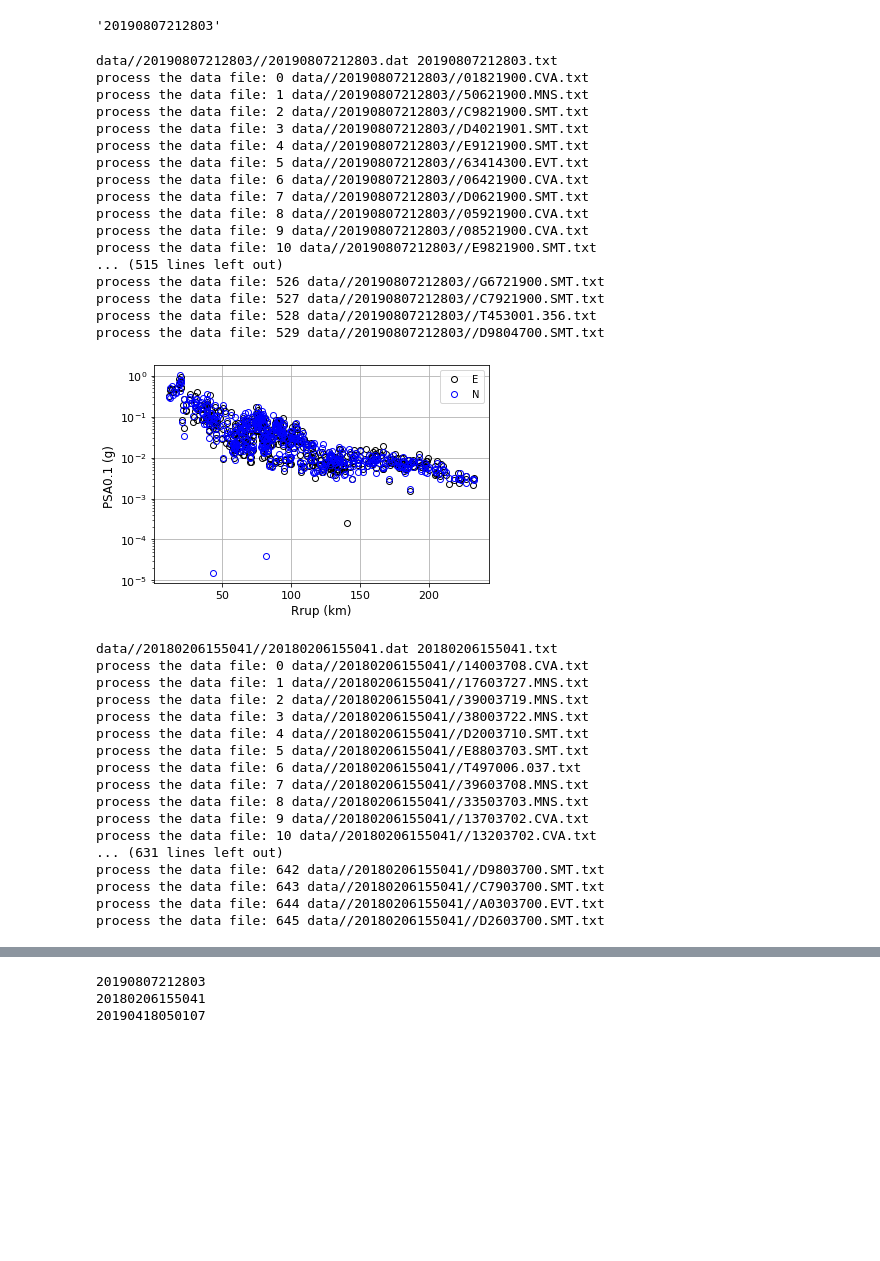
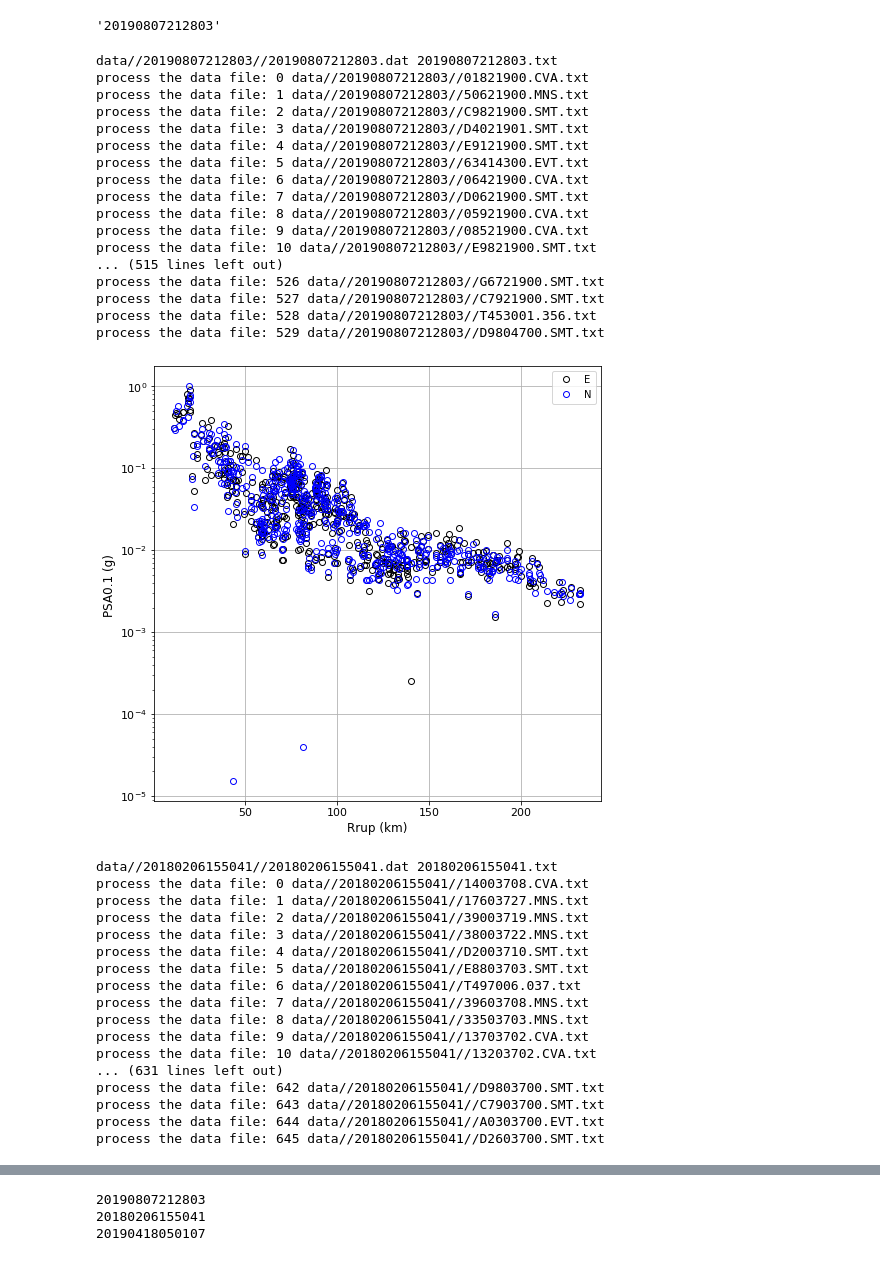
Before and after one commit to havinhlong1988/taiwan_gmpes, a Jupyter notebook: Produre_table_version_1.ipynb, the cells around one changed output, grey strips where cells are left out. Drawn from its saved outputs; the diff is of its cells as text; code cells hidden in the pictures; blank space fills up the shorter version.

```diff
--- a/Produre_table_version_1.ipynb
+++ b/Produre_table_version_1.ipynb
@@ -319,7 +319,7 @@ for i in range(len(dirs)):
     table_post_psa.to_excel(dirc+"_psa.xlsx",sheet_name='Sheet_name_1')
 
 ### -------------------- Plot the figure ----------------------------------
-    fig,ax = plt.subplots(1,1,figsize=(6,4),frameon=True)
+    fig,ax = plt.subplots(1,1,figsize=(8,8),frameon=True)
     plt.xlabel('Rrup (km)',fontsize=12)
     plt.ylabel('PSA0.1 (g) ',fontsize=12)
     plt.tick_params('x',labelsize=11)
@@ -340,34 +340,34 @@ for i in range(len(dirs)):
             markerfacecolor='none',
             lw=0.5,
             label="N"
            )
 #
     ax.grid(True)
     ax.legend()
     fname = dirc+"_0.1.png"
     plt.savefig(fname)
     plt.show()
 # Clear the value for the next loop
     del table_post_psa, table_pre_psa, adata, sdata
 # %% [output]
 data//20190807212803//20190807212803.dat 20190807212803.txt
 process the data file: 0 data//20190807212803//01821900.CVA.txt
 process the data file: 1 data//20190807212803//50621900.MNS.txt
 process the data file: 2 data//20190807212803//C9821900.SMT.txt
 process the data file: 3 data//20190807212803//D4021901.SMT.txt
 process the data file: 4 data//20190807212803//E9121900.SMT.txt
 process the data file: 5 data//20190807212803//63414300.EVT.txt
 process the data file: 6 data//20190807212803//06421900.CVA.txt
 process the data file: 7 data//20190807212803//D0621900.SMT.txt
 process the data file: 8 data//20190807212803//05921900.CVA.txt
 process the data file: 9 data//20190807212803//08521900.CVA.txt
 process the data file: 10 data//20190807212803//E9821900.SMT.txt
 ... (515 lines left out)
 process the data file: 526 data//20190807212803//G6721900.SMT.txt
 process the data file: 527 data//20190807212803//C7921900.SMT.txt
 process the data file: 528 data//20190807212803//T453001.356.txt
 process the data file: 529 data//20190807212803//D9804700.SMT.txt
-[figure, old version]
+[figure, new version]
 data//20180206155041//20180206155041.dat 20180206155041.txt
 process the data file: 0 data//20180206155041//14003708.CVA.txt
 process the data file: 1 data//20180206155041//17603727.MNS.txt
```
Also changed, not shown: parts of 2 cells of this notebook, 7 other files.
